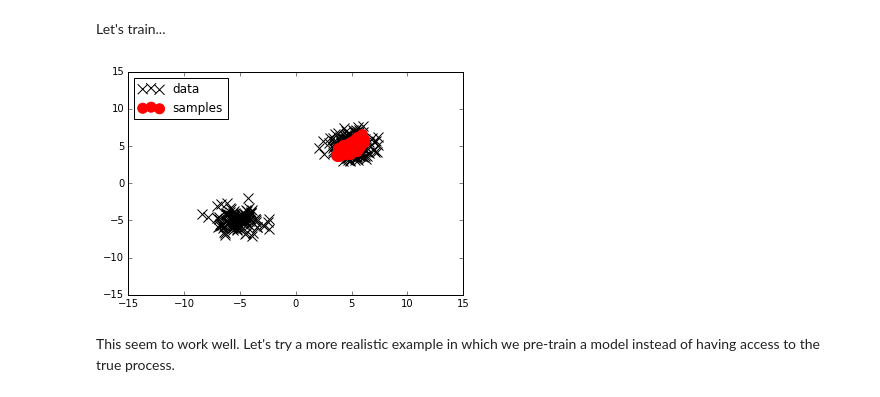
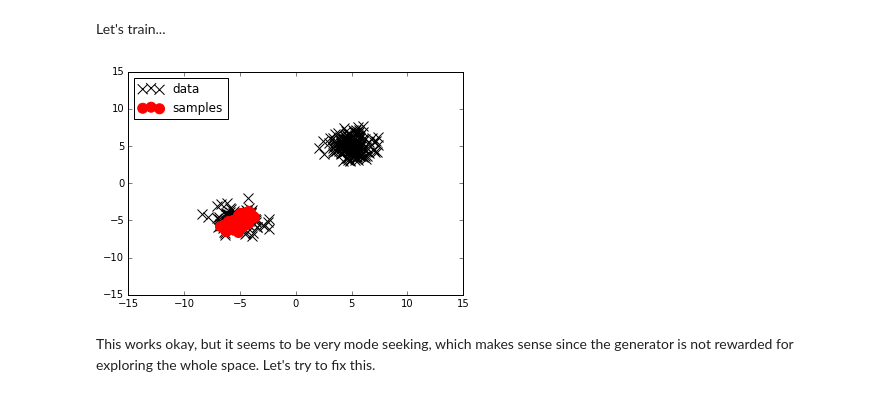
Before and after one commit to dongzhangfan/GAN, a Jupyter notebook: notebook_simulations/GAN Sandbox.ipynb, the cells around one changed output. Saved outputs shown, nothing was run; the diff lists cells and outputs as text; code cells hidden in the pictures.

```diff
--- a/notebook_simulations/GAN Sandbox.ipynb
+++ b/notebook_simulations/GAN Sandbox.ipynb
@@ -264,28 +265,27 @@ Let's train...
 # %%
 # Set training params
 n_epochs = 150
-n_discrim_updates = 10
 n_generator_updates = 3
 
 with tf.Session() as session:
     tf.initialize_all_variables().run()
     for epoch_idx in xrange(n_epochs):
 
         # train discriminator
         # NO NEED, HAVE ACCESS TO GENERATIVE PROCESS
 
         # train generator
         for idx in xrange(n_generator_updates):
             # sample from generator again
             prior_samples = np.random.normal(size=(N, latent_size))
 
             # perform update
             session.run(train_generator, feed_dict={Z: prior_samples})
 
         # visualize progress
         if epoch_idx%5 == 0:
             plot_densities(X_true, session.run(generator_out, feed_dict={Z: np.random.normal(size=(N/2, latent_size))}))
 # %% [output]
-[figure, old version]
+[figure, new version]
-# %% [markdown]
-This seem to work well.  Let's try a more realistic example in which we pre-train a model instead of having access to the true process.
+# %% [markdown]
+This works okay, but it seems to be very mode seeking, which makes sense since the generator is not rewarded for exploring the whole space.  Let's try to fix this.
```
Also changed, not shown: parts of 18 cells of this notebook, 1 other file.
